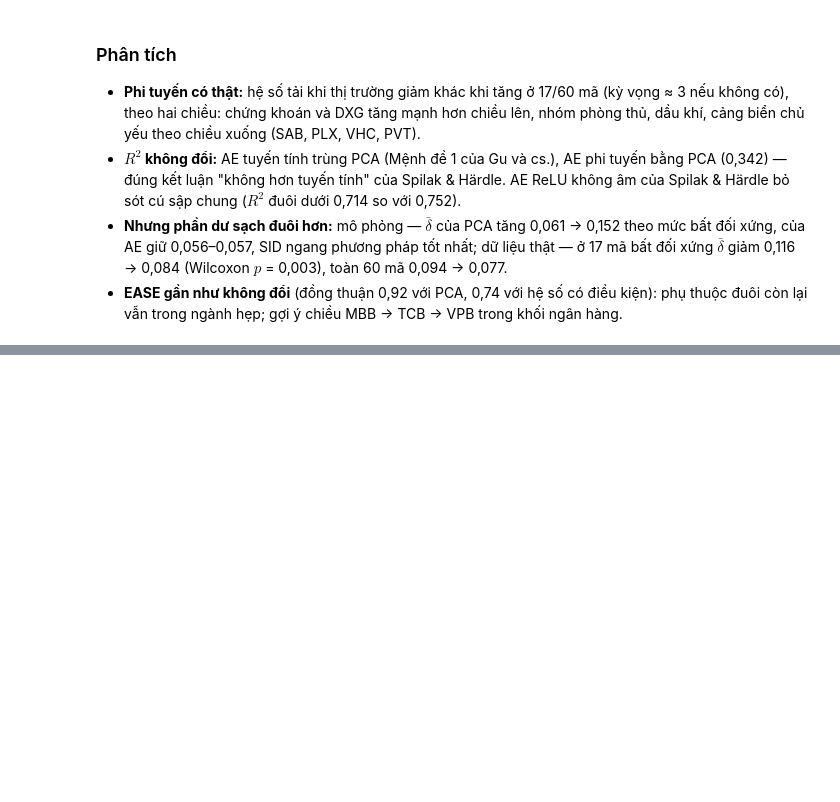
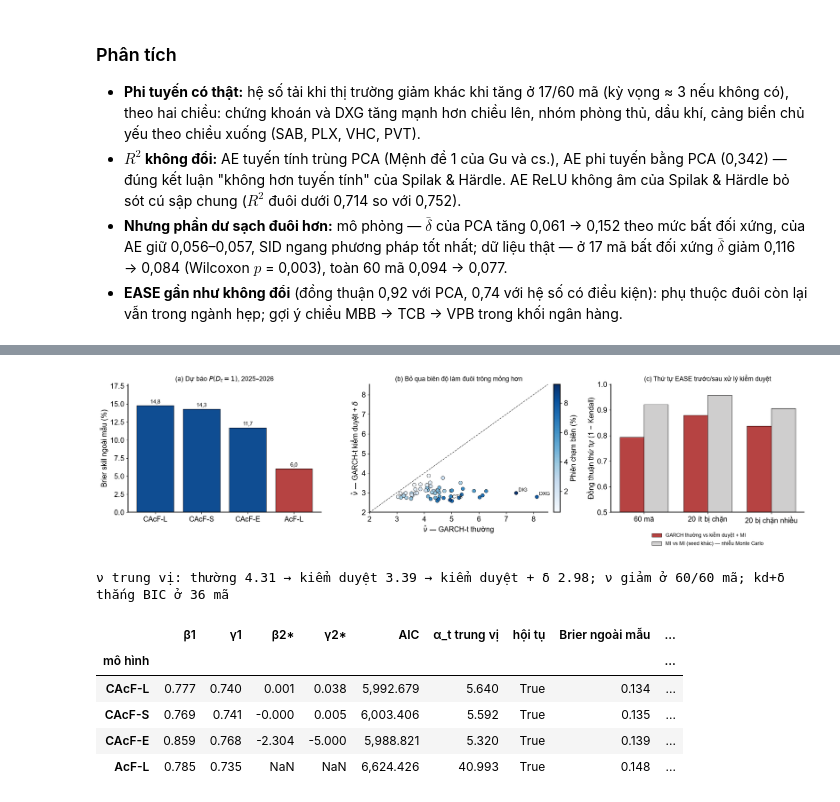
Before and after one commit to khanhhun2k5/EASE-HOSE, a Jupyter notebook: notebook/Calibration/Calibration_finding.ipynb, the cells around one changed output, grey strips where cells are left out. Saved outputs shown, nothing was run; the diff lists cells and outputs as text; code cells hidden in the pictures; blank space fills up the shorter version.

```diff
--- a/notebook/Calibration/Calibration_finding.ipynb
+++ b/notebook/Calibration/Calibration_finding.ipynb
@@ -245,0 +259,50 @@ read("04_real_ease", index_col=0)[["psi_TB", "cung_nganh", "khac_nganh", "5_dau"
+# %%
+cp = read("05_cacf_params", index_col=0)
+oos = read("05_cacf_oos", index_col=0)
+gp5 = read("05_censored_garch_params", index_col=0)
+ag = read("05_ease_agreement", index_col=0)
+fig, axes = plt.subplots(1, 3, figsize=(18, 4.8))
+# (a) Brier skill ngoài mẫu so với tần suất hằng số
+m_order = ["CAcF-L", "CAcF-S", "CAcF-E", "AcF-L"]
+bs = oos.loc[m_order, "Brier skill (so với hằng số)"] * 100
+ax = axes[0]
+ax.bar(range(4), bs, color=[PAL["blue_main"]] * 3 + [PAL["red_strong"]], edgecolor="black", lw=0.6)
+for i, v in enumerate(bs):
+    ax.text(i, v + 0.3, f"{v:.1f}".replace(".", ","), ha="center", fontsize=10)
+ax.set_xticks(range(4), m_order); ax.set_ylabel("Brier skill ngoài mẫu (%)"); ax.set_ylim(0, bs.max() * 1.2)
+ax.set_title(r"(a) Dự báo $P(D_t = 1)$, 2025–2026", fontsize=12)
+# (b) ν GARCH thường vs có kiểm duyệt (+δ), theo tỷ lệ chạm biên
+ax = axes[1]
+sc = ax.scatter(gp5["ν thuong"], gp5["ν kd_delta"], c=gp5["chạm biên (%)"], cmap="Blues", edgecolor="black", lw=0.5, s=40)
+lim = [2, gp5["ν thuong"].max() * 1.05]
+ax.plot(lim, lim, ls="--", color=PAL["gray_dark"], lw=1); ax.set_xlim(lim); ax.set_ylim(lim)
+for s in gp5["chạm biên (%)"].nlargest(3).index:
+    ax.annotate(s, (gp5.loc[s, "ν thuong"], gp5.loc[s, "ν kd_delta"]), xytext=(4, 3), textcoords="offset points", fontsize=9)
+cb = fig.colorbar(sc, ax=ax, fraction=0.046, pad=0.03); cb.set_label("Phiên chạm biên (%)")
+ax.set_xlabel(r"$\hat\nu$ — GARCH-t thường"); ax.set_ylabel(r"$\hat\nu$ — GARCH-t kiểm duyệt + $\delta$")
+ax.set_title("(b) Bỏ qua biên độ làm đuôi trông mỏng hơn", fontsize=12)
+# (c) đồng thuận thứ tự EASE: thường vs MI, so với nhiễu Monte Carlo của MI
+ax = axes[2]
+groups = ["60 mã", "20 mã ít bị chặn nhất", "20 mã bị chặn nhiều nhất"]
+rows = [("thường  vs  MI (m=20)", "GARCH thường vs kiểm duyệt + MI", PAL["red_strong"]),
+        ("MI (m=20)  vs  MI lần 2 (seed khác)", "MI vs MI (seed khác) — nhiễu Monte Carlo", PAL["neutral"])]
+x = np.arange(len(groups)); w = 0.38
+for j, (key, lab, c) in enumerate(rows):
+    ax.bar(x + (j - 0.5) * w, ag.loc[key, groups], w, color=c, edgecolor="black", lw=0.6, label=lab)
+ax.set_xticks(x, ["60 mã", "20 ít bị chặn", "20 bị chặn nhiều"]); ax.set_ylim(0.5, 1.0)
+ax.set_ylabel("Đồng thuận thứ tự (1 − Kendall)")
+ax.legend(fontsize=9, loc="upper center", bbox_to_anchor=(0.5, -0.12), ncol=1, frameon=False)
+ax.set_title("(c) Thứ tự EASE trước/sau xử lý kiểm duyệt", fontsize=12)
+U.finalize_figure(fig, "finding_6_price_limit", folder=FOLDER); plt.show()
+print(f"ν trung vị: thường {gp5['ν thuong'].median():.2f} → kiểm duyệt {gp5['ν kd'].median():.2f} → kiểm duyệt + δ {gp5['ν kd_delta'].median():.2f}; "
+      f"ν giảm ở {(gp5['Δν (thường − kd+δ)'] > 0).sum()}/{len(gp5)} mã; kd+δ thắng BIC ở {(gp5['BIC thắng (kd vs kd+δ)'] == 'kd+δ').sum()} mã")
+cp.loc[:, ["β1", "γ1", "β2*", "γ2*", "AIC", "α_t trung vị", "hội tụ"]].join(oos[["Brier ngoài mẫu", "Brier skill (so với hằng số)", "AUC ngoài mẫu"]])
+# %% [output]
+[figure, added]
+ν trung vị: thường 4.31 → kiểm duyệt 3.39 → kiểm duyệt + δ 2.98; ν giảm ở 60/60 mã; kd+δ thắng BIC ở 36 mã
+|  | β1 | γ1 | β2* | γ2* | AIC | α_t trung vị | hội tụ | Brier ngoài mẫu | ... |
+| mô hình |  |  |  |  |  |  |  |  | ... |
+| CAcF-L | 0.777 | 0.740 | 0.001 | 0.038 | 5,992.679 | 5.640 | True | 0.134 | ... |
+| CAcF-S | 0.769 | 0.741 | -0.000 | 0.005 | 6,003.406 | 5.592 | True | 0.135 | ... |
+| CAcF-E | 0.859 | 0.768 | -2.304 | -5.000 | 5,988.821 | 5.320 | True | 0.139 | ... |
+| AcF-L | 0.785 | 0.735 | NaN | NaN | 6,624.426 | 40.993 | True | 0.148 | ... |
```
Also changed, not shown: parts of 4 cells of this notebook, 26 other files.
